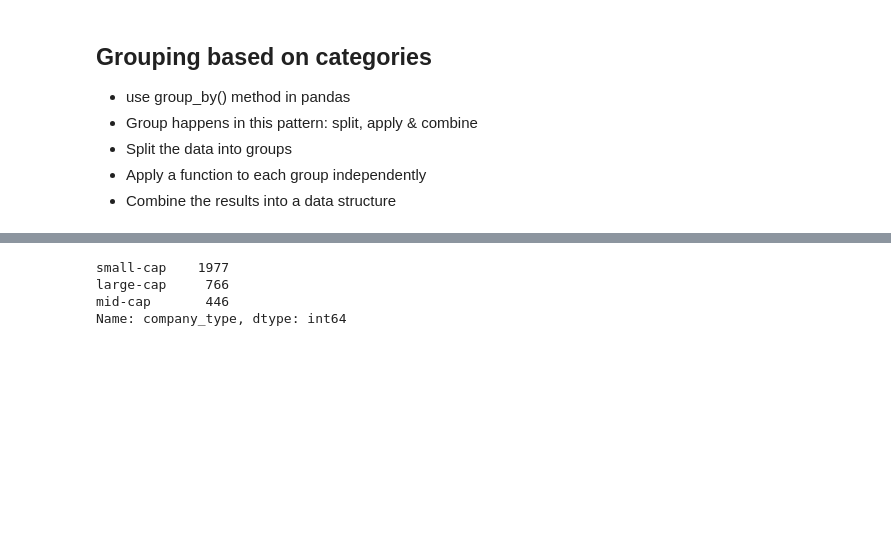
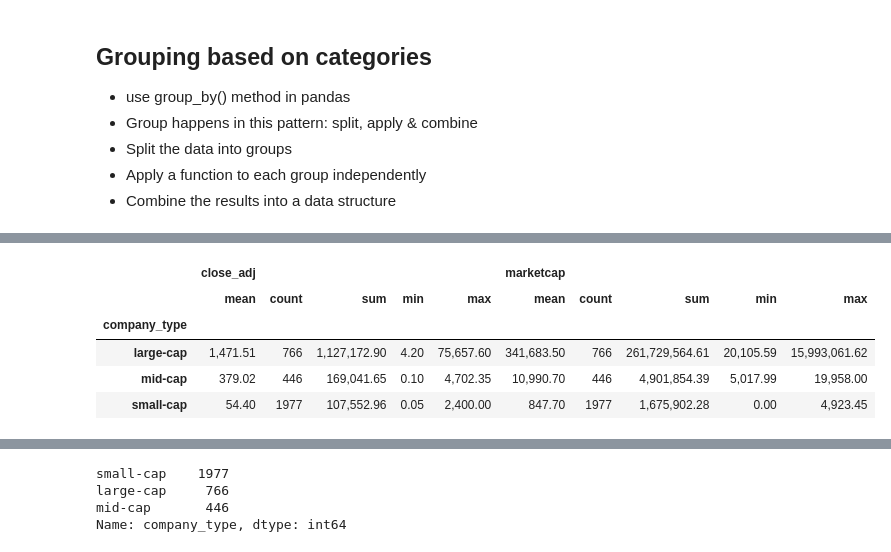
Before and after one commit to revendrat/Programming-for-Analytics--MPBA-G507, a Jupyter notebook: Python/Operations on Data/02 Pandas/03 Pandas Operations on Tabular Data.ipynb, the cells around one changed output, grey strips where cells are left out. Cells and saved outputs as stored; diff of their text form; code cells hidden in the pictures; blank space fills up the shorter version.

```diff
--- a/Python/Operations on Data/02 Pandas/03 Pandas Operations on Tabular Data.ipynb
+++ b/Python/Operations on Data/02 Pandas/03 Pandas Operations on Tabular Data.ipynb
@@ -192,3 +218,13 @@ nse_data.groupby(['company_type']).describe()[{'marketcap', 'close_adj'}]
+# %%
+# you may use agg() method do get more than mean
+nse_data.groupby(['company_type']).agg(['mean','count','sum','min','max'])[{'marketcap', 'close_adj'}]
+# %% [output]
+|  | close_adj |  |  |  |  | marketcap |  |  |  |  |
+|  | mean | count | sum | min | max | mean | count | sum | min | max |
+| company_type |  |  |  |  |  |  |  |  |  |  |
+| large-cap | 1,471.51 | 766 | 1,127,172.90 | 4.20 | 75,657.60 | 341,683.50 | 766 | 261,729,564.61 | 20,105.59 | 15,993,061.62 |
+| mid-cap | 379.02 | 446 | 169,041.65 | 0.10 | 4,702.35 | 10,990.70 | 446 | 4,901,854.39 | 5,017.99 | 19,958.00 |
+| small-cap | 54.40 | 1977 | 107,552.96 | 0.05 | 2,400.00 | 847.70 | 1977 | 1,675,902.28 | 0.00 | 4,923.45 |
 # %%
 # Fetch the count by company_type
 nse_data.groupby(['company_type'])['company_type'].count()
```
Also changed, not shown: parts of 10 cells of this notebook, 13 other files.
